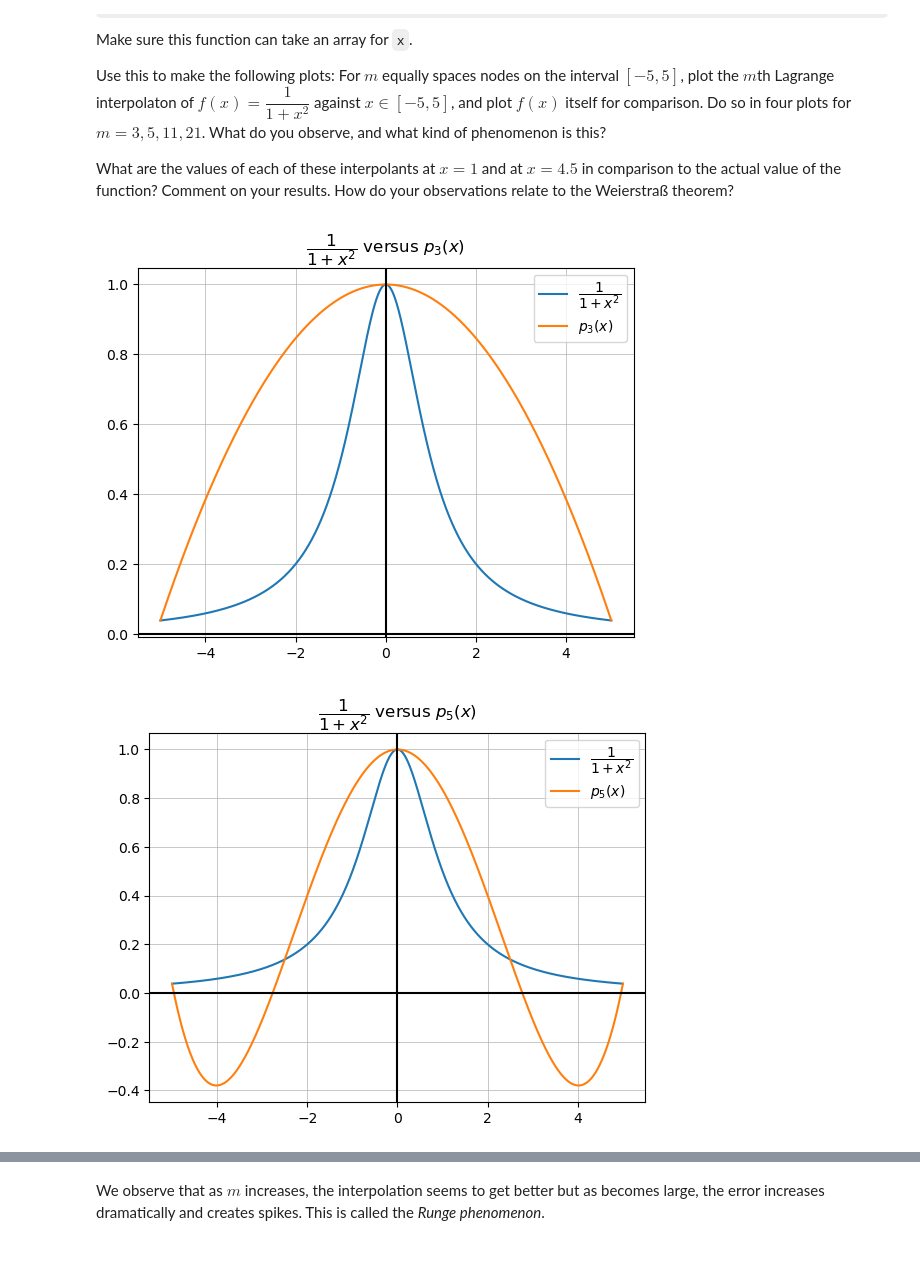
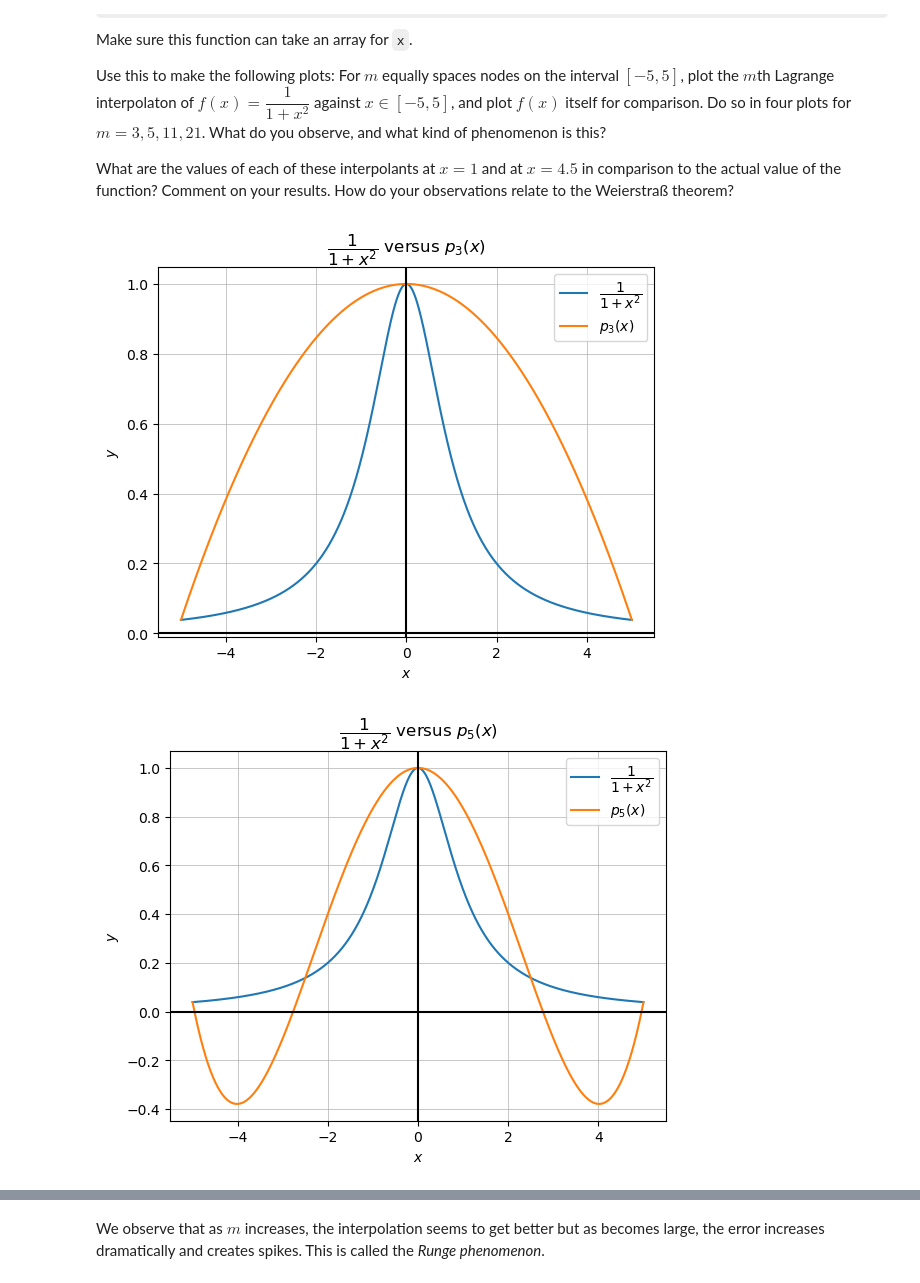
Before and after one commit to DoctorDalek1963/uni, a Jupyter notebook: second-year/MA2K4-Numerical-Methods-and-Computing/Ass-1/Dyson_Dyson_5503449_MA2K4_Assignment_1.ipynb, the cells around one changed output, grey strips where cells are left out. Drawn from its saved outputs; the diff is of its cells as text; code cells hidden in the pictures; some formulas as TeX source; blank space fills up the shorter version.

```diff
--- a/second-year/MA2K4-Numerical-Methods-and-Computing/Ass-1/Dyson_Dyson_5503449_MA2K4_Assignment_1.ipynb
+++ b/second-year/MA2K4-Numerical-Methods-and-Computing/Ass-1/Dyson_Dyson_5503449_MA2K4_Assignment_1.ipynb
@@ -134,22 +139,27 @@ Now plot this error for the function $f(x) = \log(x)$ and the nodes $x_0 = 10$,
 def interpolation_error(f, x_0, x_1, x):
     return f(x) - linear_interpolate(f, x_0, x_1, x)
 # %%
-f = np.log
-x = np.linspace(10, 11, 5000)[2:]
-y = f(x)
-# lerp_y = linear_interpolate(f, 10, 11, x)
-error_y = interpolation_error(f, 10, 11, x)
+def plot_interpolation_error() -> None:
+    f = np.log
+    x = np.linspace(10, 11, 5000)
+    y = f(x)
+    error_y = interpolation_error(f, 10, 11, x)
 
-plt.plot(x, error_y)
+    plt.plot(x, error_y)
 
-plt.xlim(9.95)
-plt.axhline(0, color="black")
-plt.axvline(0, color="black")
-plt.grid(True, which='both', linestyle='-', linewidth=0.5)
+    plt.xlim(9.95)
+    plt.axhline(0, color="black")
+    plt.axvline(0, color="black")
+    plt.grid(True, which='both', linestyle='-', linewidth=0.5)
 
-plt.title(r"The interpolation error of $\log x$")
+    plt.title(r"The interpolation error of $\log x$")
+    plt.xlabel("$x$")
+    plt.ylabel(r"$e(x)$")
 
-plt.show()
-plt.clf()
-plt.close()
+    plt.show()
+    plt.clf()
+    plt.close()
+
+
+plot_interpolation_error()
 # %% [output]
@@ -212,6 +287,8 @@ def plot_lagrange(k, x, nodes) -> None:
     plt.grid(True, which='both', linestyle='-', linewidth=0.5)
 
     plt.title(f"$L_{k}(x)$ for {len(nodes)} nodes")
+    plt.xlabel("$x$")
+    plt.ylabel("$y$")
 
     plt.show()
     plt.clf()
@@ -264,28 +341,30 @@ def lagrange_interp(x, nodes, values):
 # %%
 def plot_lagrange_interp(m) -> None:
     x = np.linspace(-5, 5, 25_000)
     f = lambda x: 1 / (1 + x*x)
     y = f(x)
     nodes = np.linspace(-5, 5, m)
     interp_y = lagrange_interp(x, nodes, f(nodes))
 
     plt.plot(x, y, label=r"$\dfrac{1}{1 + x^2}$")
     plt.plot(x, interp_y, label=f"$p_{{{m}}}(x)$")
 
     plt.axhline(0, color="black")
     plt.axvline(0, color="black")
     plt.grid(True, which='both', linestyle='-', linewidth=0.5)
 
     plt.title(r"$\dfrac{1}{1 + x^2}$ versus " + f"$p_{{{m}}}(x)$")
+    plt.xlabel("$x$")
+    plt.ylabel("$y$")
     plt.legend()
 
     plt.show()
     plt.clf()
     plt.close()
 
 
 for m in (3, 5, 11, 21):
     plot_lagrange_interp(m)
 # %% [output]
-[figure, old version]
+[figure, new version]
-[figure, old version]
+[figure, new version]
```
Also changed, not shown: parts of 12 cells of this notebook.
